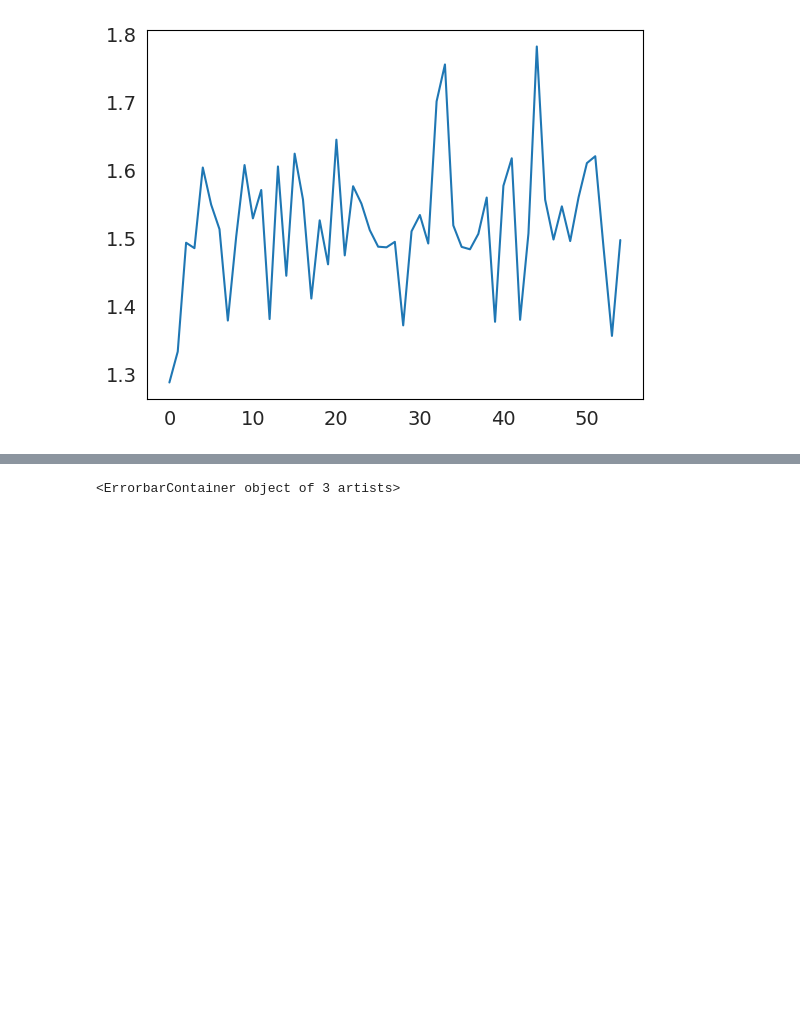
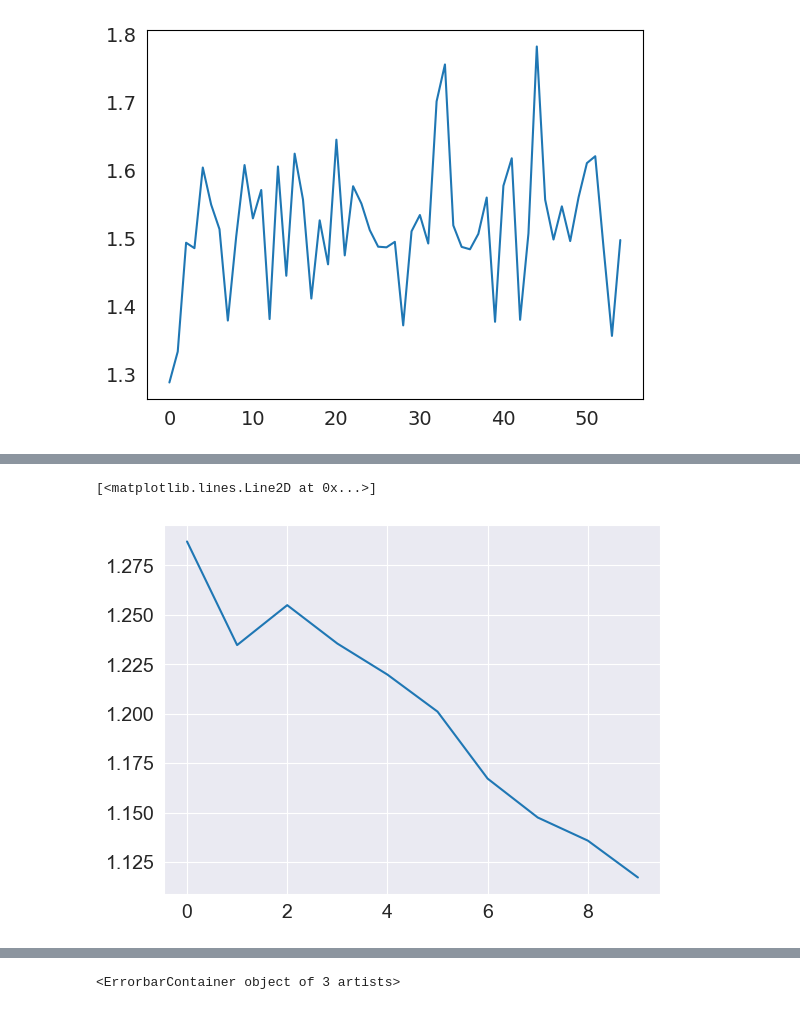
Before and after one commit to LevinaLab/rnn_timescale_public, a Jupyter notebook: analysis/timescales/Fig_trained_tau_comparison_hierarchical.ipynb, the cells around one changed output, grey strips where cells are left out. Drawn from its saved outputs; the diff is of its cells as text; code cells hidden in the pictures; blank space fills up the shorter version.

```diff
--- a/analysis/timescales/Fig_trained_tau_comparison_hierarchical.ipynb
+++ b/analysis/timescales/Fig_trained_tau_comparison_hierarchical.ipynb
@@ -263,0 +319,5 @@ Computing single-neuron AC
+# %%
+plt.plot(tau_trained)
+# %% [output]
+[<matplotlib.lines.Line2D at 0x...>]
+[figure, added]
```
Also changed, not shown: parts of 9 cells of this notebook.
